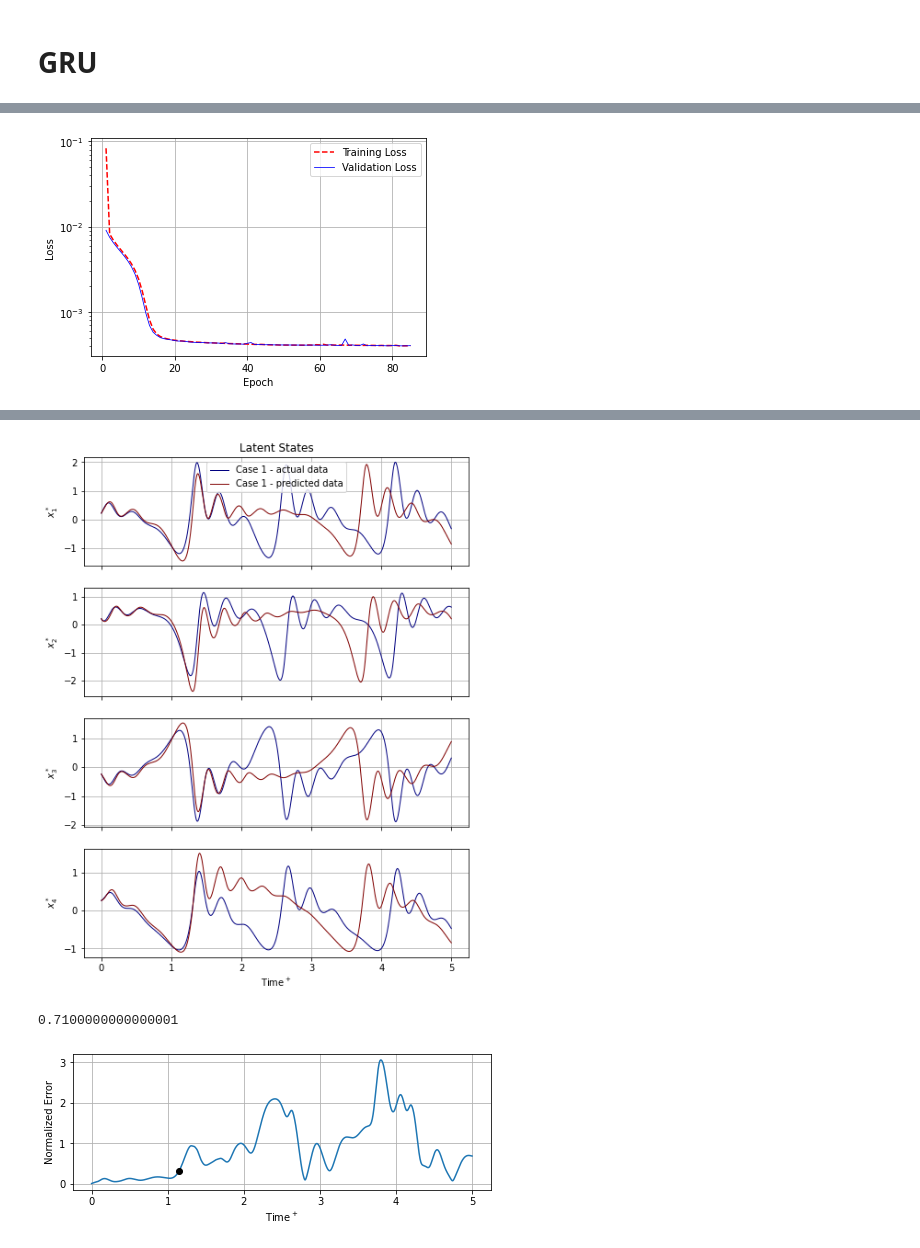
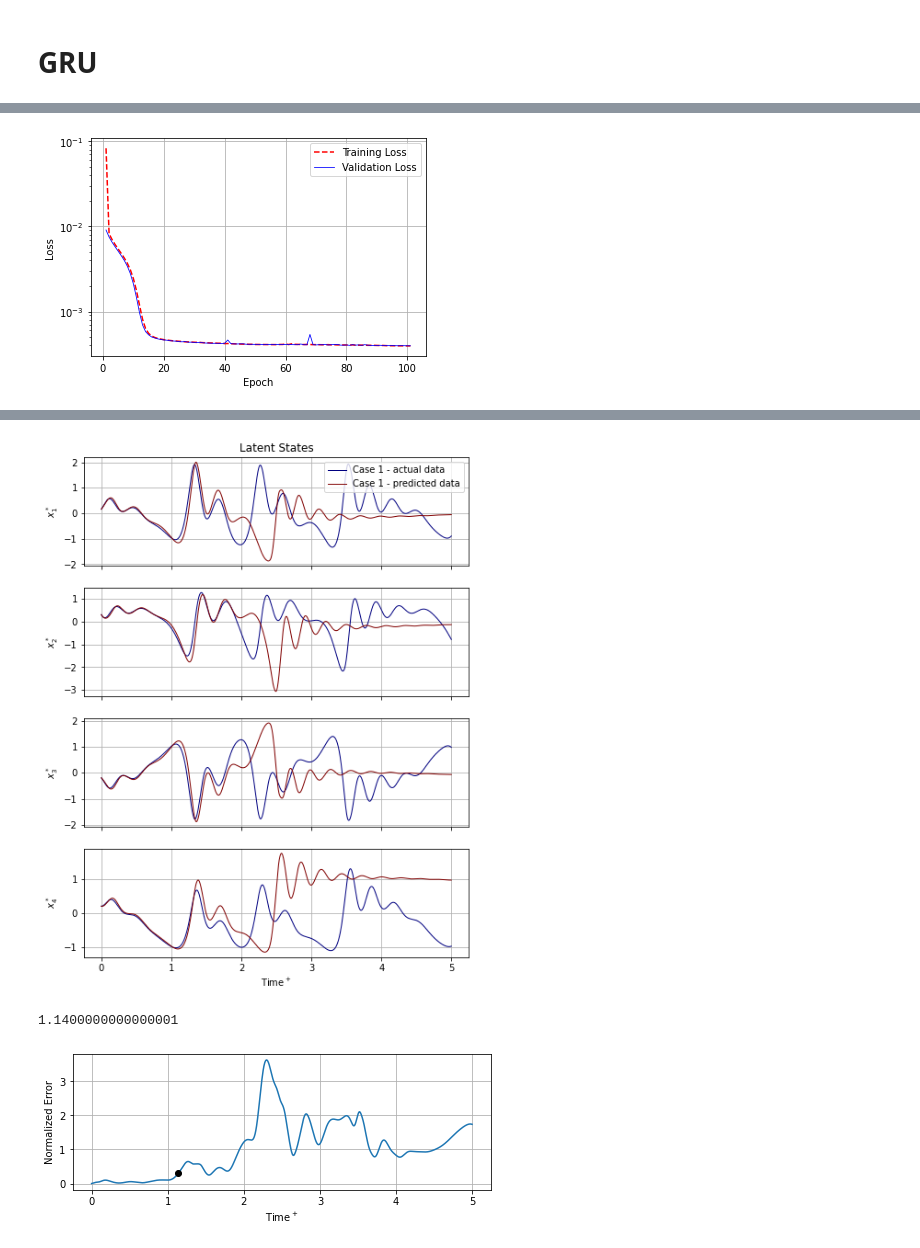
Before and after one commit to thisisrohan/MLROM, a Jupyter notebook: CDV/LoadingRNN-GRU-PredictionHorizon-AutoRegressiveMode.ipynb, the cells around one changed output, grey strips where cells are left out. Saved outputs shown, nothing was run; the diff lists cells and outputs as text; code cells hidden in the pictures.

```diff
--- a/CDV/LoadingRNN-GRU-PredictionHorizon-AutoRegressiveMode.ipynb
+++ b/CDV/LoadingRNN-GRU-PredictionHorizon-AutoRegressiveMode.ipynb
@@ -72,7 +72,7 @@ print(tf.__version__)
 from numpy import *
 
 # RNN directory
-dir_name_rnn = os.getcwd()+'/saved_rnn/rnn_010'
+dir_name_rnn = os.getcwd()+'/saved_rnn/rnn_009'
 
 # reading simulation parameters
 with open(dir_name_rnn + '/sim_data_AE_params.txt') as f:
@@ -135,7 +135,7 @@ np.random.seed(prng_seed)
 tf.random.set_seed(prng_seed)
 # %%
 # overriding T from ae params
-T = 1000
+T = 1200
 # %%
 res_dict = create_CDV_data(
     T, t0, delta_t,
@@ -324,7 +322,7 @@ fig, ax = plot_losses(
 # plt.savefig(dir_name_rnn+'{ds}plots{ds}loss_history.png'.format(ds=dir_sep), dpi=300, bbox_inches='tight')
 plt.show()
 # %% [output]
-[figure, old version]
+[figure, new version]
 # %%
 def rescale_data(data, normalization_arr):
     '''
@@ -428,11 +426,13 @@ ax2.set_axisbelow(True)
 ax2.set_xlabel('Time$^+$')
 ax2.set_ylabel('Normalized Error')
 
-error_threshold = 0.3
+error_threshold = 0.2
 
 predhor_idx = np.where(error >= error_threshold)[0][0]
 ax2.plot(input_time[predhor_idx], error[predhor_idx], 'o', color='k')
 
+
+prediction_horizon = predhor_idx*dt_rnn/30
 print(prediction_horizon)
 
 
@@ -444,3 +444,3 @@ data_idx : 8691
-[figure, old version]
+[figure, new version]
-0.7100000000000001
+1.1400000000000001
-[figure, old version]
+[figure, new version]
```
Also changed, not shown: parts of 9 cells of this notebook.
